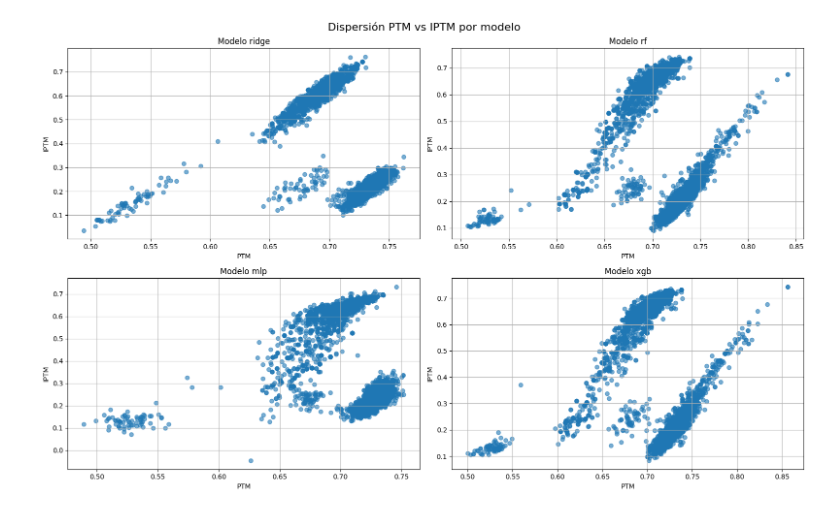
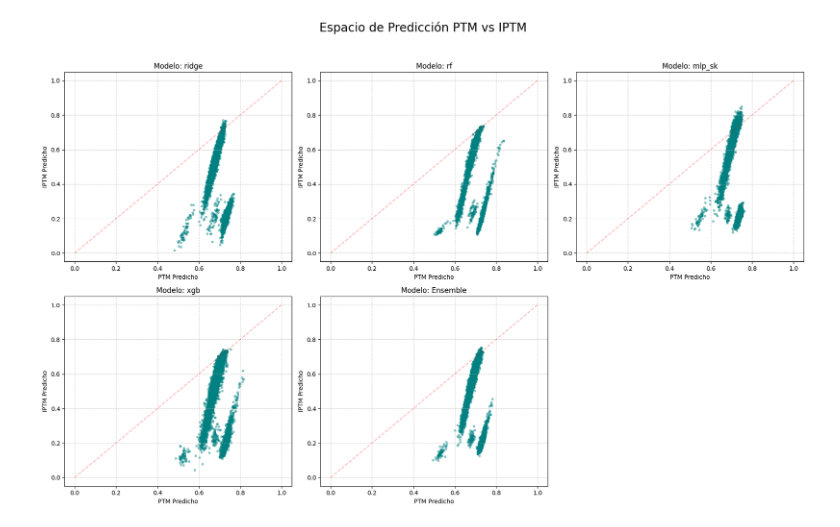
Before and after one commit to A01795943/pd-l1-drug-accelerator, a Jupyter notebook: Predictor/notebooks/03_evaluate_models.ipynb, the cells around one changed output. Drawn from its saved outputs; the diff is of its cells as text; code cells hidden in the pictures.

Commit message:
Add Predictor project

```diff
--- a/Predictor/notebooks/03_evaluate_models.ipynb
+++ b/Predictor/notebooks/03_evaluate_models.ipynb
@@ -101,37 +185,54 @@ df.head()
 # %%
-#Diagrama de dispersion sn riltros
 import pandas as pd
+import numpy as np
 import matplotlib.pyplot as plt
+import seaborn as sns
+import os
+
+# 1. Configuración de rutas (usando rutas relativas o absolutas según tu caso)
+# Si te da error con ../, cámbialo por la ruta absoluta: /home/a01795976/accelerated-drug-design/Predictor/outputs/
+output_path = "../outputs"
+pred_file = os.path.join(output_path, "predictions_all_models.csv")
+ytest_file = os.path.join(output_path, "y_test.npy")
 
 # Cargar datos
-df = pd.read_csv("../outputs/predictions_all_models.csv")
+df_pred = pd.read_csv(pred_file)
+y_test = np.load(ytest_file)
 
-models = ["ridge","rf","mlp","xgb"]
+# Asegurar que los valores reales estén (usamos .iloc por si hay discrepancia de tamaños)
+df_pred["PTM_real"] = y_test[:len(df_pred), 0]
+df_pred["IPTM_real"] = y_test[:len(df_pred), 1]
 
-plt.figure(figsize=(16,10))
+# --- CAMBIO AQUÍ: Nombres exactos de las columnas en el CSV ---
+# Cambiamos 'mlp' por 'mlp_sk' y agregamos 'Ensemble'
+models_to_plot = ["ridge", "rf", "mlp_sk", "xgb", "Ensemble"]
 
-for i, model in enumerate(models,1):
+plt.figure(figsize=(18, 12))
 
-    plt.subplot(2,2,i)
+for i, model in enumerate(models_to_plot, 1):
+    # Ajustamos el grid para 5 modelos (2 filas, 3 columnas)
+    plt.subplot(2, 3, i)
 
-    ptm = df[f"{model}_PTM"]
-    iptm = df[f"{model}_IPTM"]
+    # Intentar obtener las columnas, si no existen saltar
+    try:
+        ptm = df_pred[f"{model}_PTM"]
+        iptm = df_pred[f"{model}_IPTM"]
 
-    plt.scatter(
-        ptm,
-        iptm,
-        alpha=0.6
-    )
+        plt.scatter(ptm, iptm, alpha=0.4, s=10, c='teal')
+        plt.xlabel("PTM Predicho")
+        plt.ylabel("IPTM Predicho")
+        plt.title(f"Modelo: {model}")
+        plt.grid(True, linestyle='--', alpha=0.6)
 
-    plt.xlabel("PTM")
-    plt.ylabel("IPTM")
-    plt.title(f"Modelo {model}")
-    plt.grid(True)
+        # Dibujar una línea diagonal de referencia si quieres ver correlación
+        plt.plot([0, 1], [0, 1], color='red', linestyle='--', alpha=0.3)
 
-plt.suptitle("Dispersión PTM vs IPTM por modelo",fontsize=16)
+    except KeyError:
+        plt.title(f"Modelo {model} no encontrado")
 
-plt.tight_layout()
+plt.suptitle("Espacio de Predicción PTM vs IPTM", fontsize=20)
+plt.tight_layout(rect=[0, 0.03, 1, 0.95])
 plt.show()
 # %% [output]
-[figure, old version]
+[figure, new version]
 # %%
```
Also changed, not shown: parts of 5 cells of this notebook, 23 other files.
